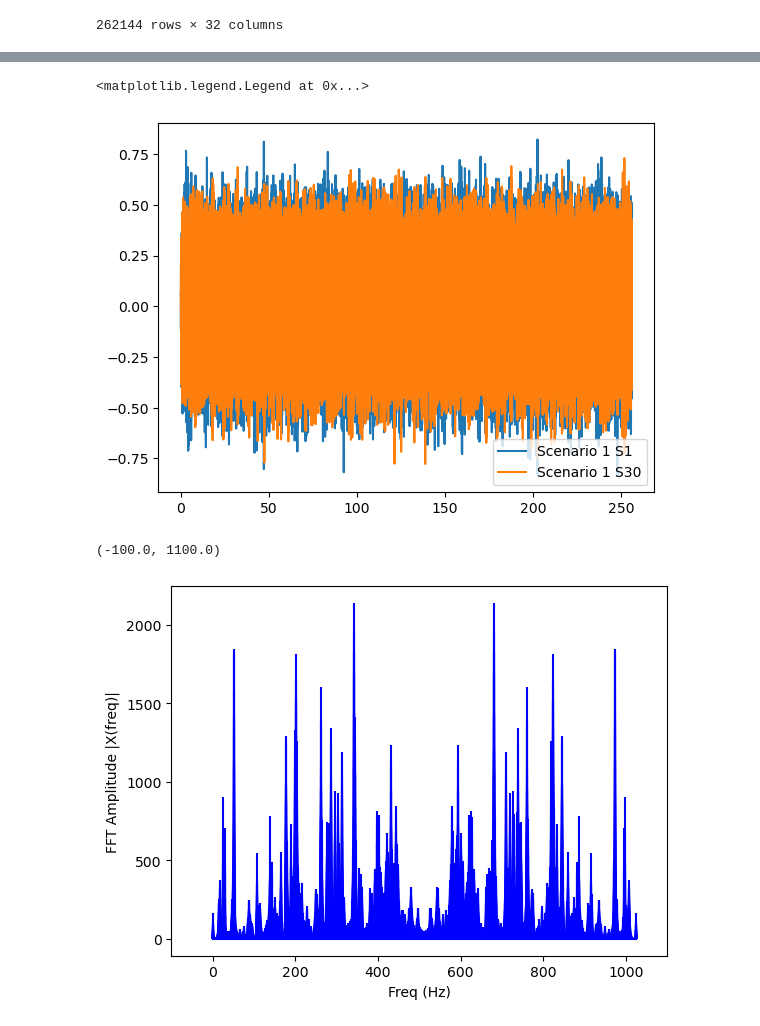
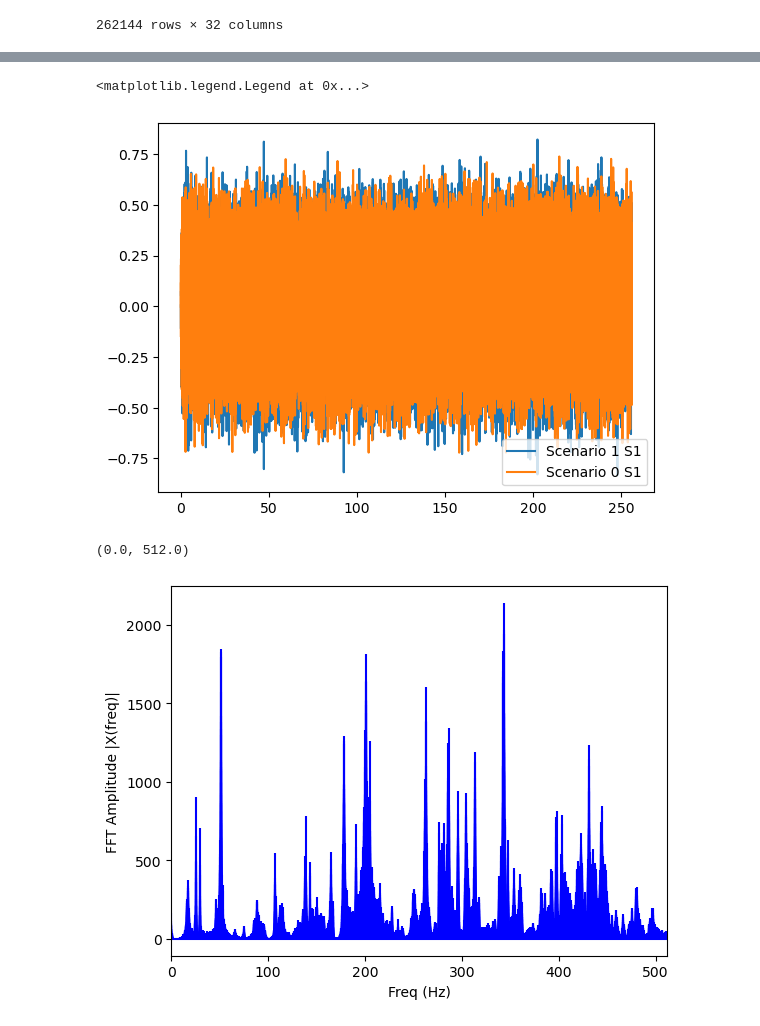
Before and after one commit to lorenzo-trevizani/UFES-TCC-Structural-Health-Monitoring, a Jupyter notebook: main.ipynb, the cells around one changed output, grey strips where cells are left out. Cells and saved outputs as stored; diff of their text form; code cells hidden in the pictures.

```diff
--- a/main.ipynb
+++ b/main.ipynb
@@ -64,26 +116,25 @@ y_axis = df_single_1['S1'];
 # %%
 plt.plot(x_axis,y_axis, label="Scenario 1 S1")
-plt.plot(df_single_30['Time'],df_single_30['S1'], label="Scenario 1 S30")
-plt.plot(df_single_0['Time'],df_single_0['S1'], label="Scenario 0 S1")
+plt.plot(df_single_0['Time'],df_single_0['S1'], label="Scenario 1 S30")
 
-plt.legend(["Scenario 1 S1", "Scenario 1 S30", "Scenario 0 S1"], loc ="lower right")
+plt.legend(["Scenario 1 S1", "Scenario 0 S1"], loc ="lower right")
 
 #plt.plot(df_single_1['Time'],df_single_1['S30'])
 # %% [output]
 <matplotlib.legend.Legend at 0x...>
-[figure, old version]
+[figure, new version]
 # %%
 X = fft(y_axis)
 N = len(X)
 n = np.arange(N)
 T = N/sampling_rate
 freq = n/T
 
 plt.stem(freq, np.abs(X), 'b', \
          markerfmt=" ", basefmt="-b")
 plt.xlabel('Freq (Hz)')
 plt.ylabel('FFT Amplitude |X(freq)|')
-plt.xlim(-100, 1100)
+plt.xlim(0, 512)
 # %% [output]
-(-100.0, 1100.0)
+(0.0, 512.0)
-[figure, old version]
+[figure, new version]
```
Also changed, not shown: parts of 8 cells of this notebook.
